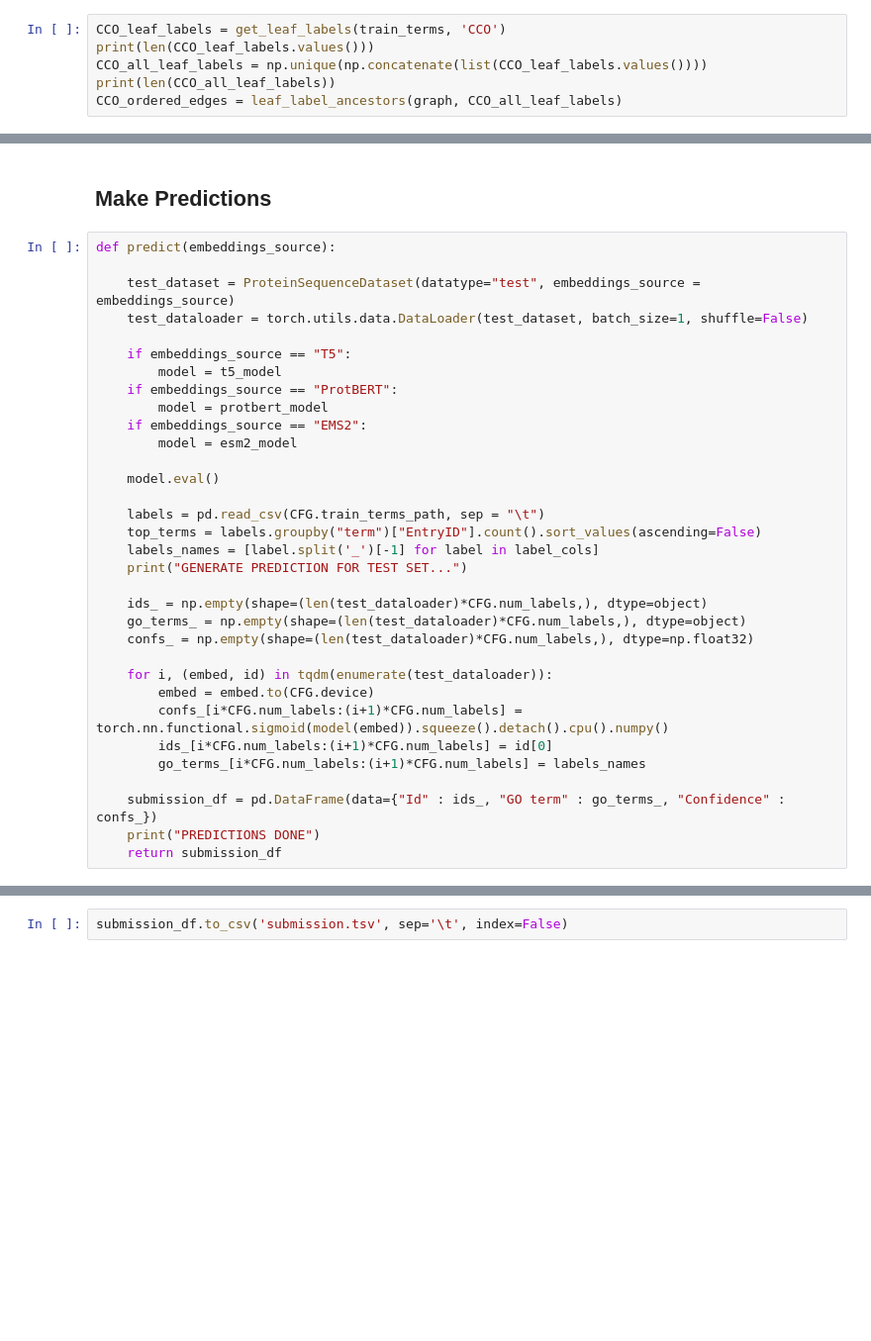
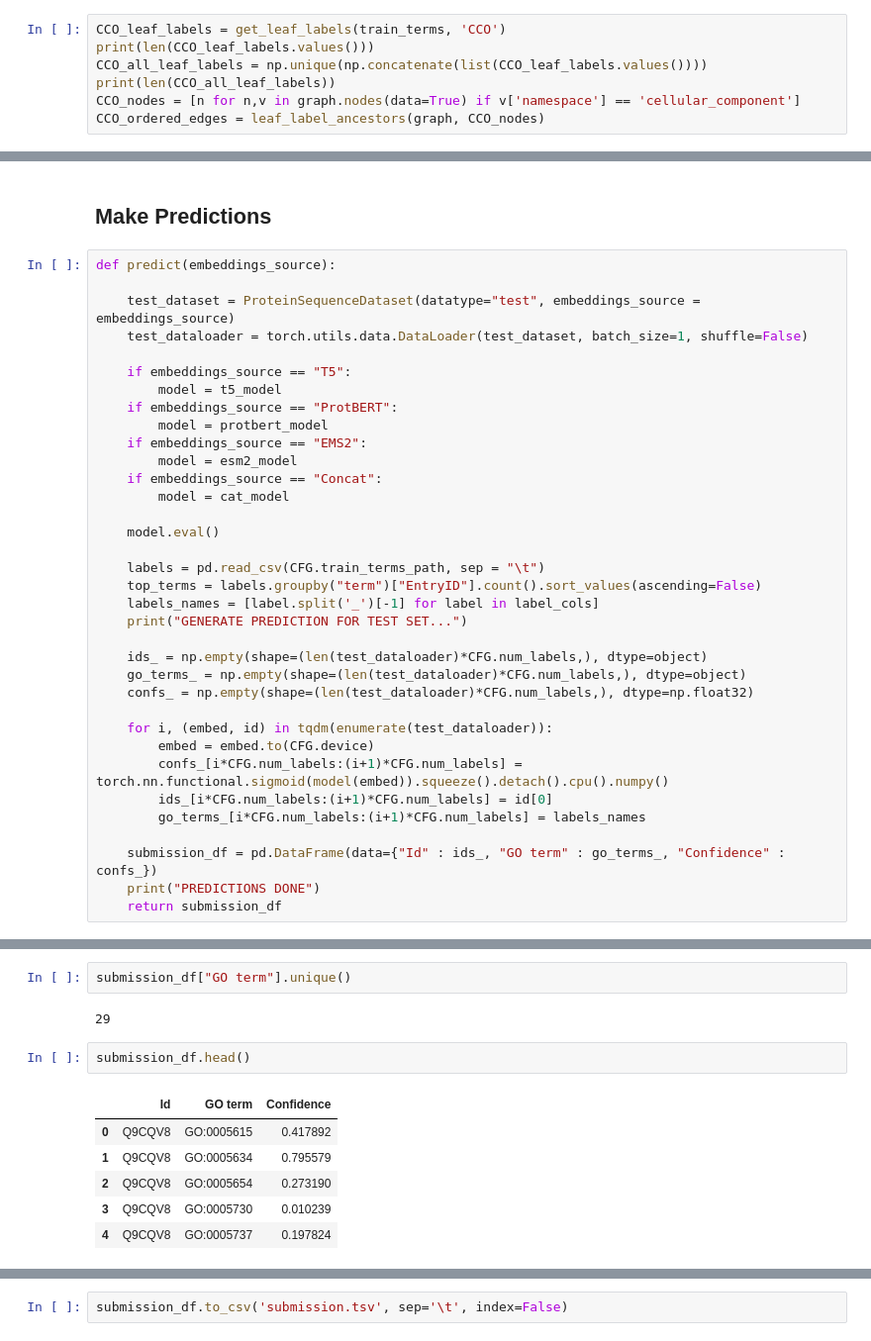
Before and after one commit to oshbocker/CAFA, a Jupyter notebook: CAFA_baseline.ipynb, the cells around one changed output, grey strips where cells are left out. Shown: that part at 99% size. Cells and saved outputs as stored; diff of their text form; blank space fills up the shorter version.

```diff
--- a/CAFA_baseline.ipynb
+++ b/CAFA_baseline.ipynb
@@ -173,7 +173,8 @@ CCO_leaf_labels = get_leaf_labels(train_terms, 'CCO')
 print(len(CCO_leaf_labels.values()))
 CCO_all_leaf_labels = np.unique(np.concatenate(list(CCO_leaf_labels.values())))
 print(len(CCO_all_leaf_labels))
-CCO_ordered_edges = leaf_label_ancestors(graph, CCO_all_leaf_labels)
+CCO_nodes = [n for n,v in graph.nodes(data=True) if v['namespace'] == 'cellular_component']
+CCO_ordered_edges = leaf_label_ancestors(graph, CCO_nodes)
 # %% [output]
 92912
 2763
@@ -848,6 +678,8 @@ def predict(embeddings_source):
         model = protbert_model
     if embeddings_source == "EMS2":
         model = esm2_model
+    if embeddings_source == "Concat":
+        model = cat_model
 
     model.eval()
 
@@ -949,0 +709,13 @@ submission_df[submission_df['Id'] == 'P62259']
+# %%
+submission_df["GO term"].unique()
+# %% [output]
+29
+# %%
+submission_df.head()
+# %% [output]
+|  | Id | GO term | Confidence |
+| 0 | Q9CQV8 | GO:0005615 | 0.417892 |
+| 1 | Q9CQV8 | GO:0005634 | 0.795579 |
+| 2 | Q9CQV8 | GO:0005654 | 0.273190 |
+| 3 | Q9CQV8 | GO:0005730 | 0.010239 |
+| 4 | Q9CQV8 | GO:0005737 | 0.197824 |
```
Also changed, not shown: parts of 17 cells of this notebook.
